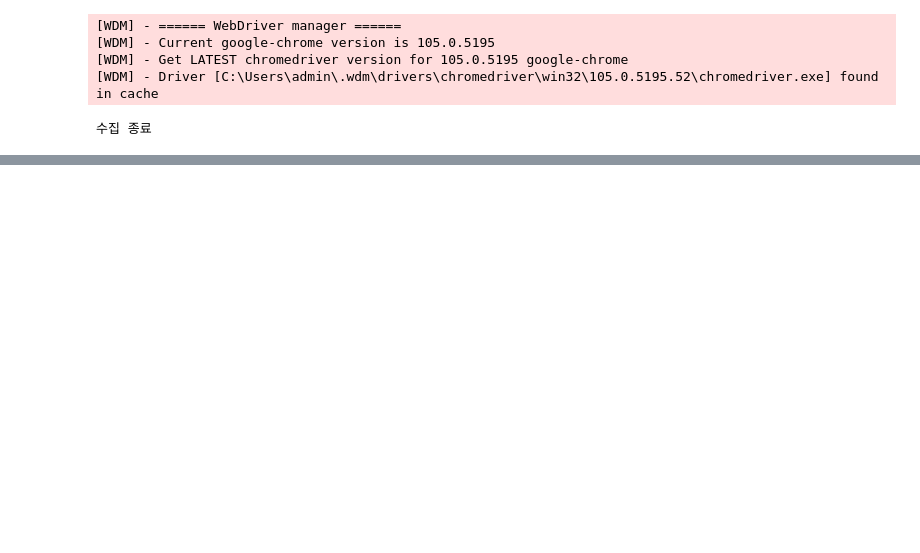
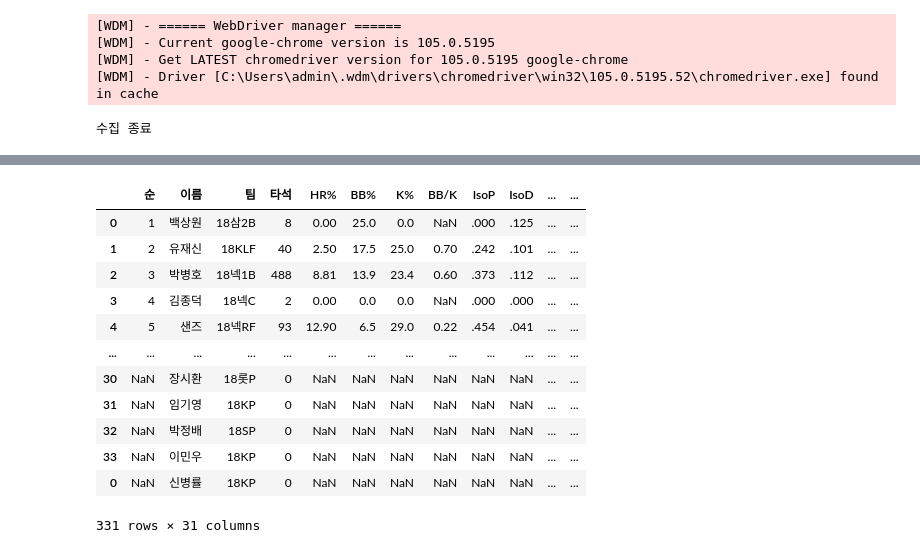
Before and after one commit to minstrel1149/Statiz_Project_3.1, a Jupyter notebook: statiz_3.1_practice.ipynb, the cells around one changed output, grey strips where cells are left out. Saved outputs shown, nothing was run; the diff lists cells and outputs as text; code cells hidden in the pictures; blank space fills up the shorter version.

```diff
--- a/statiz_3.1_practice.ipynb
+++ b/statiz_3.1_practice.ipynb
@@ -66,0 +106,13 @@ hit_basic_df
+# %%
+# columns의 level 0을 없애고 정렬을 위해 4번째 위치에 자리잡은 열 제거하는 함수 생성
+def table_change(df):
+    df = df.droplevel(0, axis=1)
+    columns = df.columns.tolist()
+    columns.pop(3)
+    df = df.loc[:, columns]
+    return df
+# %%
+# DataFrame에 있는 불필요한 행 제거하는 함수 생성
+def remove_records(df):
+    df = df.query("이름 != '이름'")
+    return df
@@ -66,0 +126,19 @@ hit_basic_df
+# %%
+(hit_expand_df
+.pipe(table_change)
+.pipe(remove_records)
+)
+# %% [output]
+|  | 순 | 이름 | 팀 | 타석 | HR% | BB% | K% | BB/K | IsoP | IsoD | ... | ... |
+| 0 | 1 | 백상원 | 18삼2B | 8 | 0.00 | 25.0 | 0.0 | NaN | .000 | .125 | ... | ... |
+| 1 | 2 | 유재신 | 18KLF | 40 | 2.50 | 17.5 | 25.0 | 0.70 | .242 | .101 | ... | ... |
+| 2 | 3 | 박병호 | 18넥1B | 488 | 8.81 | 13.9 | 23.4 | 0.60 | .373 | .112 | ... | ... |
+| 3 | 4 | 김종덕 | 18넥C | 2 | 0.00 | 0.0 | 0.0 | NaN | .000 | .000 | ... | ... |
+| 4 | 5 | 샌즈 | 18넥RF | 93 | 12.90 | 6.5 | 29.0 | 0.22 | .454 | .041 | ... | ... |
+| ... | ... | ... | ... | ... | ... | ... | ... | ... | ... | ... | ... | ... |
+| 30 | NaN | 장시환 | 18롯P | 0 | NaN | NaN | NaN | NaN | NaN | NaN | ... | ... |
+| 31 | NaN | 임기영 | 18KP | 0 | NaN | NaN | NaN | NaN | NaN | NaN | ... | ... |
+| 32 | NaN | 박정배 | 18SP | 0 | NaN | NaN | NaN | NaN | NaN | NaN | ... | ... |
+| 33 | NaN | 이민우 | 18KP | 0 | NaN | NaN | NaN | NaN | NaN | NaN | ... | ... |
+| 0 | NaN | 신병률 | 18KP | 0 | NaN | NaN | NaN | NaN | NaN | NaN | ... | ... |
+331 rows × 31 columns
```
Also changed, not shown: parts of 6 cells of this notebook.
